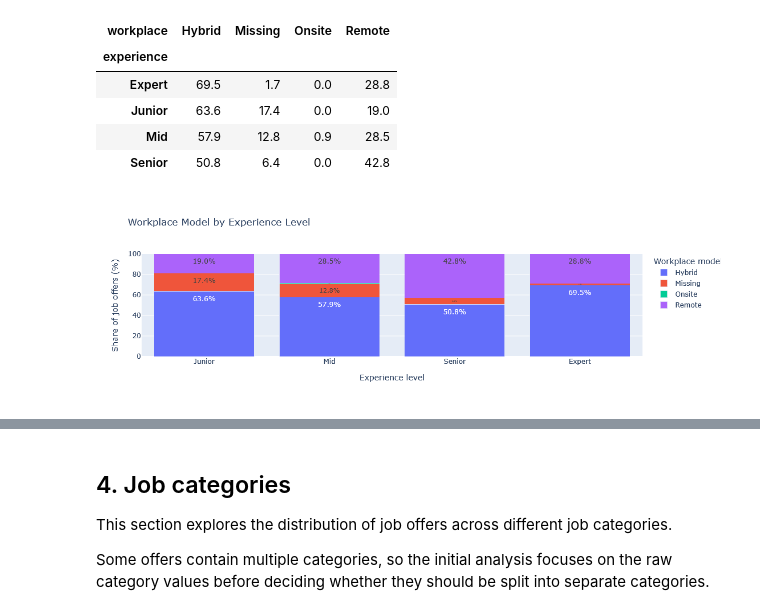
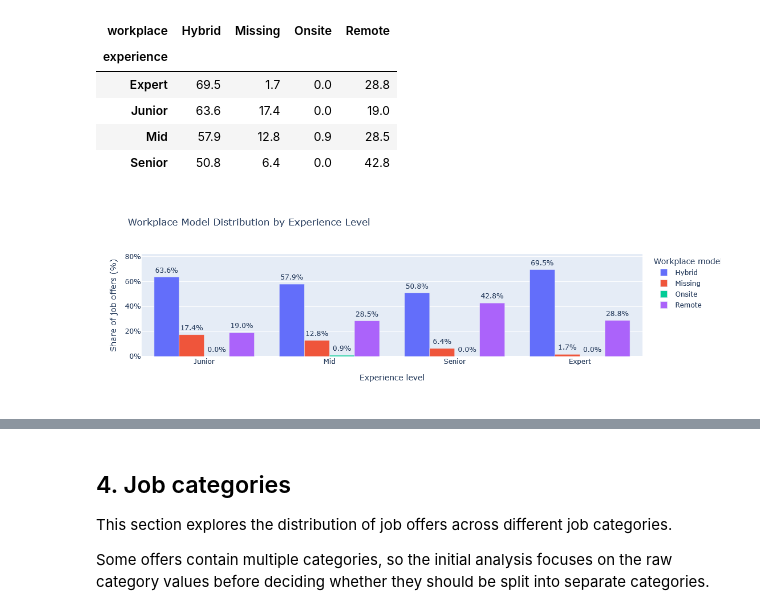
Before and after one commit to MateuszWojno/job_market_intelligence, a Jupyter notebook: notebooks/eda.ipynb, the cells around one changed output, grey strips where cells are left out. Drawn from its saved outputs; the diff is of its cells as text; code cells hidden in the pictures.

```diff
--- a/notebooks/eda.ipynb
+++ b/notebooks/eda.ipynb
@@ -401,36 +427,36 @@ workplace_experience_plot = (
 # %%
 fig = px.bar(
     workplace_experience_plot,
     x="experience",
     y="percentage",
     color="workplace",
     text="percentage",
+    barmode="group",
     category_orders={
         "experience": [
             "Junior",
             "Mid",
             "Senior",
             "Expert"
         ]
     },
-    title="Workplace Model by Experience Level",
+    title="Workplace Model Distribution by Experience Level",
     labels={
         "experience": "Experience level",
         "percentage": "Share of job offers (%)",
         "workplace": "Workplace model"
     }
 )
 
-fig.update_layout(
-    barmode="stack",
-    yaxis_range=[0, 100]
+fig.update_traces(
+    texttemplate="%{text:.1f}%",
+    textposition="outside"
 )
 
-fig.update_traces(
-    texttemplate="%{text:.1f}%",
-    textposition="inside"
+fig.update_layout(
+    yaxis_ticksuffix="%"
 )
 
 fig.show()
 # %% [output]
-[figure, old version]
+[figure, new version]
```
Also changed, not shown: parts of 64 cells of this notebook.
